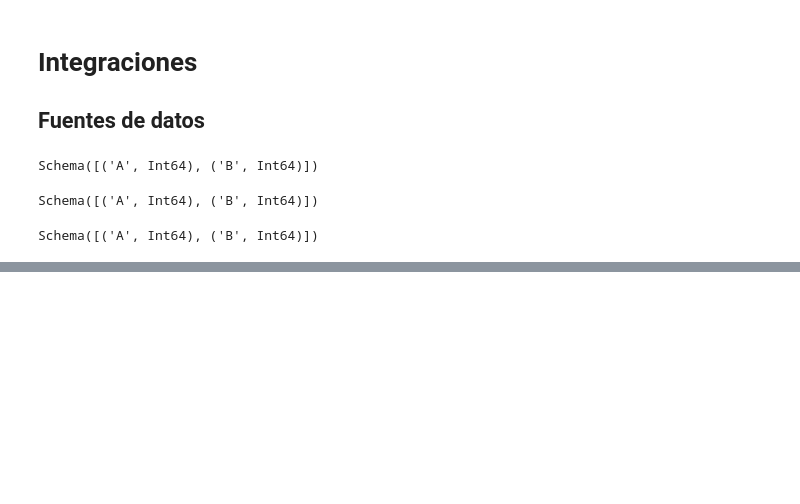
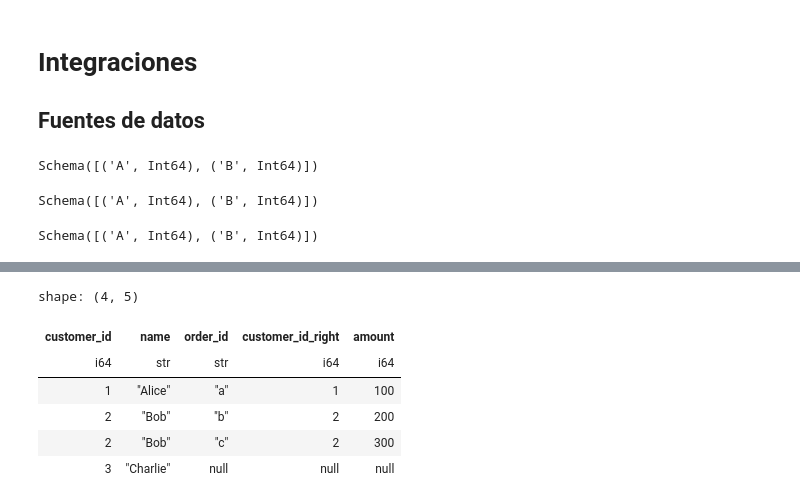
Before and after one commit to ferrandonea/polars_tut, a Jupyter notebook: gettingstarted.ipynb, the cells around one changed output, grey strips where cells are left out. Cells and saved outputs as stored; diff of their text form; code cells hidden in the pictures; blank space fills up the shorter version.

Commit message:
joins

```diff
--- a/gettingstarted.ipynb
+++ b/gettingstarted.ipynb
@@ -364,0 +445,8 @@ Schema([('A', Int64), ('B', Int64)])
+# %%
+df_customers = pl.DataFrame(
+    {
+        "customer_id": [1, 2, 3],
+        "name": ["Alice", "Bob", "Charlie"],
+    }
+)
+print(df_customers)
@@ -364,0 +464,9 @@ Schema([('A', Int64), ('B', Int64)])
+# %%
+df_orders = pl.DataFrame(
+    {
+        "order_id": ["a", "b", "c"],
+        "customer_id": [1, 2, 2],
+        "amount": [100, 200, 300],
+    }
+)
+print(df_orders)
@@ -364,0 +521,10 @@ Schema([('A', Int64), ('B', Int64)])
+# %%
+df_customers.join(df_orders, on="customer_id", how="full")
+# %% [output]
+shape: (4, 5)
+| customer_id | name | order_id | customer_id_right | amount |
+| i64 | str | str | i64 | i64 |
+| 1 | "Alice" | "a" | 1 | 100 |
+| 2 | "Bob" | "b" | 2 | 200 |
+| 2 | "Bob" | "c" | 2 | 300 |
+| 3 | "Charlie" | null | null | null |
```
Also changed, not shown: parts of 41 cells of this notebook, 1 other file.
